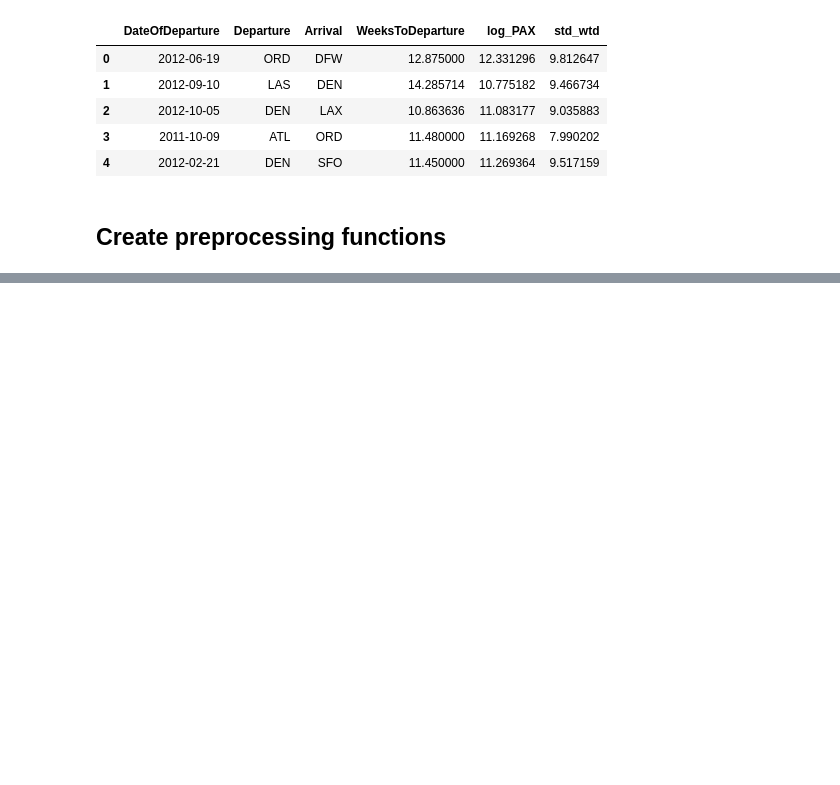
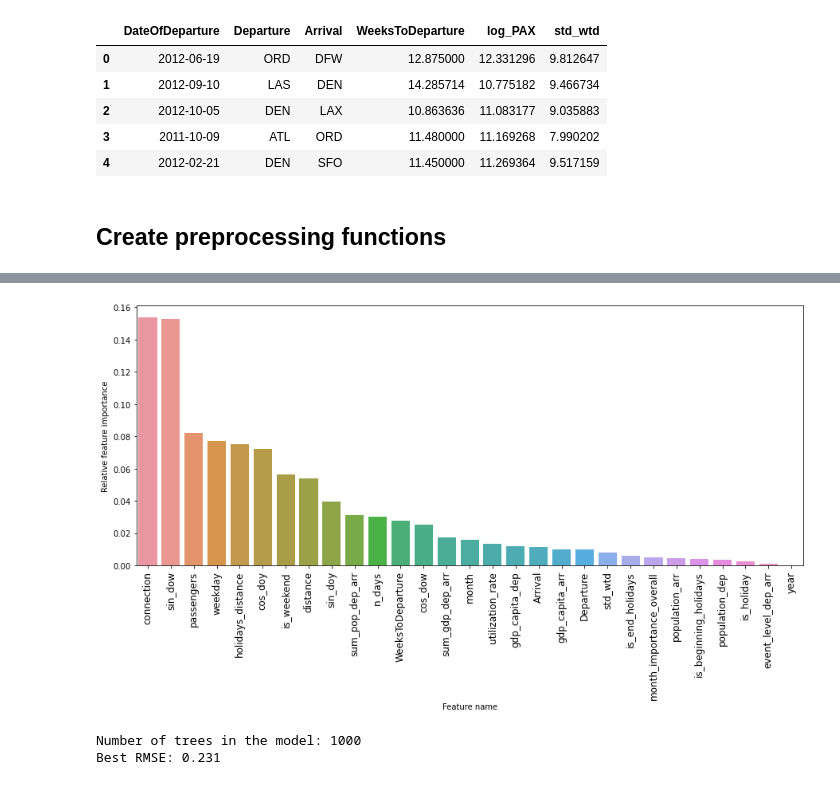
Before and after one commit to camillebeguin/ramp_air_passengers, a Jupyter notebook: Estimator.ipynb, the cells around one changed output, grey strips where cells are left out. Drawn from its saved outputs; the diff is of its cells as text; code cells hidden in the pictures; blank space fills up the shorter version.

```diff
--- a/Estimator.ipynb
+++ b/Estimator.ipynb
@@ -198,0 +266,9 @@ The cross-validation RMSE is 0.34550
+# %%
+X_train_preprocessed = pipeline[0].transform(X_train)
+# %%
+categorical_cols = ['Departure', 'Arrival', 'connection']
+cat_model = CatBoostRegressor(loss_function='RMSE', verbose=False, cat_features=categorical_cols,
+                             one_hot_max_size=10)
+
+X_train_preprocessed.loc[:, 'event_level_dep_arr'] = X_train_preprocessed.loc[:, 'event_level_dep_arr'].astype('int')
+cat_model.fit(X_train_preprocessed, y_train, plot=True)
@@ -198,0 +279,19 @@ The cross-validation RMSE is 0.34550
+# %%
+feature_imp = pd.DataFrame({'feature_name': pipeline[0].fit_transform(X_train).columns,
+                           'feature_importance': cat_model.feature_importances_/cat_model.feature_importances_.sum()})
+# %%
+# plot feature importance
+plt.figure(figsize=(15, 6))
+sns.barplot(x='feature_name', y='feature_importance', data=feature_imp.sort_values('feature_importance', ascending=False))
+plt.ylabel('Relative feature importance')
+plt.xlabel('Feature name')
+plt.xticks(rotation=90, fontsize=12)
+plt.show()
+# %% [output]
+[figure, added]
+# %%
+print('Number of trees in the model:', cat_model.tree_count_)
+print('Best RMSE: %.3f' % cat_model.best_score_['learn']['RMSE'])
+# %% [output]
+Number of trees in the model: 1000
+Best RMSE: 0.231
```
Also changed, not shown: parts of 29 cells of this notebook.
